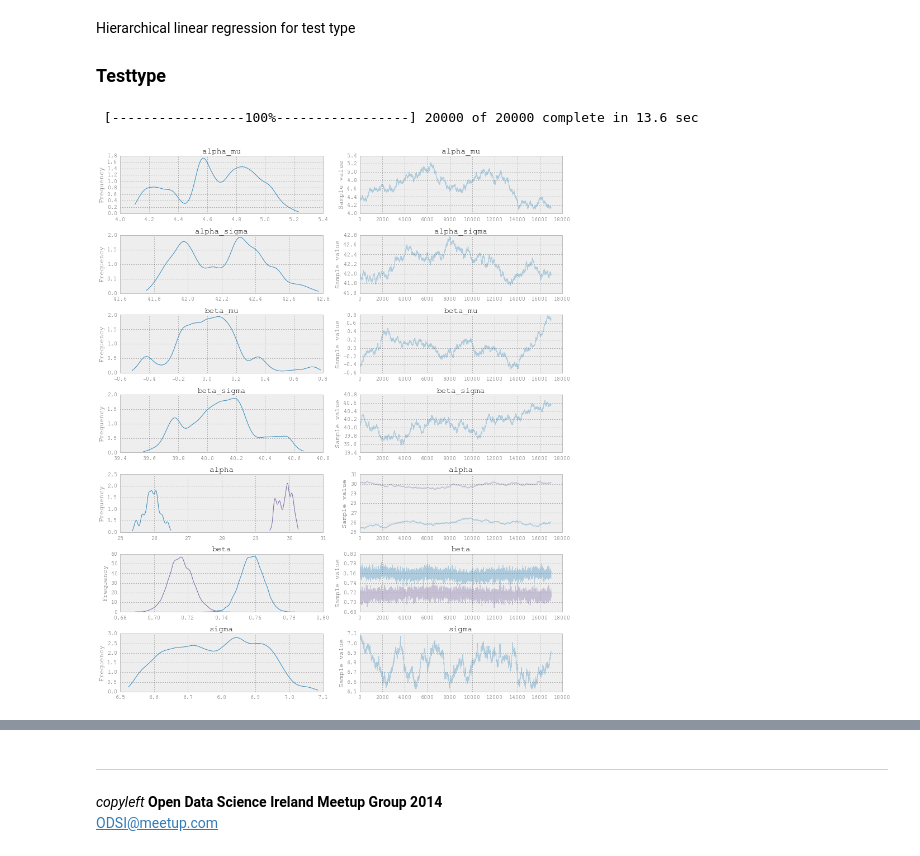
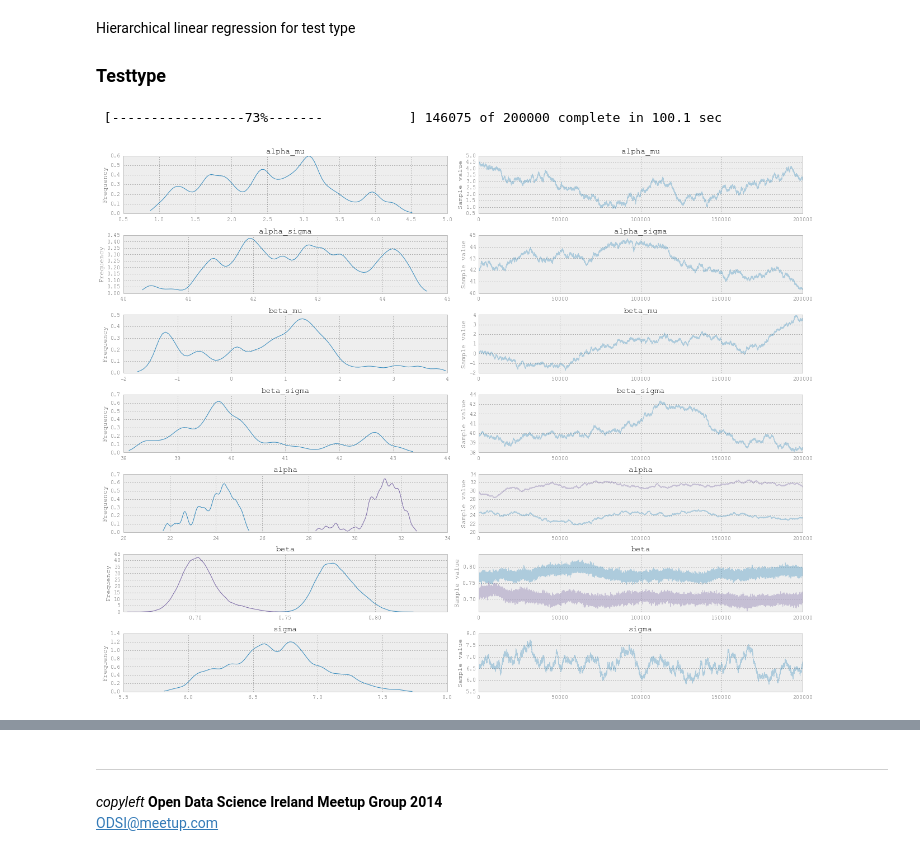
Before and after one commit to tcarnus/suas_literacy, a Jupyter notebook: 02_InitialExploration.ipynb, the cells around one changed output, grey strips where cells are left out. Cells and saved outputs as stored; diff of their text form; code cells hidden in the pictures.

```diff
--- a/02_InitialExploration.ipynb
+++ b/02_InitialExploration.ipynb
@@ -249,7 +275,7 @@ Hierarchical linear regression for test type
 # %%
 ## run for test types
 
-unqvals = np.unique(df.index.get_level_values('test').tolist())
+# unqvals = np.unique(df.index.get_level_values('test').tolist())
 idx_size = unqvals_tests.shape[0]
 unqvals_translator = {v:k for k,v in enumerate(unqvals_tests)}
 idxs = [unqvals_translator[v] for v in df.index.get_level_values('test').tolist()]
@@ -257,6 +283,7 @@ idxs = [unqvals_translator[v] for v in df.index.get_level_values('test').tolist(
 x = df['staard_score_pre']
 y = df['staard_score_post']
 
+max_iter = 200000
 
 with pm.Model() as hierarchical_model:
 
@@ -280,13 +307,17 @@ with pm.Model() as hierarchical_model:
     y_est = alpha[idxs] + beta[idxs] * x
 
     # Data likelihood
-    likelihood = pm.Normal('event_like', mu=y_est, sd=sigma, observed=y)
+    likelihood = pm.Normal('likelihood', mu=y_est, sd=sigma, observed=y)
 
     # keep trace
-    hierarchical_trace = pm.sample(20000, step=pm.Metropolis()
+    traces_hierarchical = pm.sample(max_iter, step=pm.Metropolis()
                                    ,start=pm.find_MAP(), progressbar=True)
-
-    pm.traceplot(hierarchical_trace[3000:])
 # %% [output]
- [-----------------100%-----------------] 20000 of 20000 complete in 13.6 sec
+ [-----------------73%-------           ] 146075 of 200000 complete in 100.1 sec
-[figure, removed]
+# %%
+## quick plot of parameters
+burn_in = 50000
+with pm.Model() as hierarchical_model:
+    pm.traceplot(traces_hierarchical,figsize=(18,2*7))
+# %% [output]
+[figure, added]
```
Also changed, not shown: parts of 9 cells of this notebook, 1 other file.
